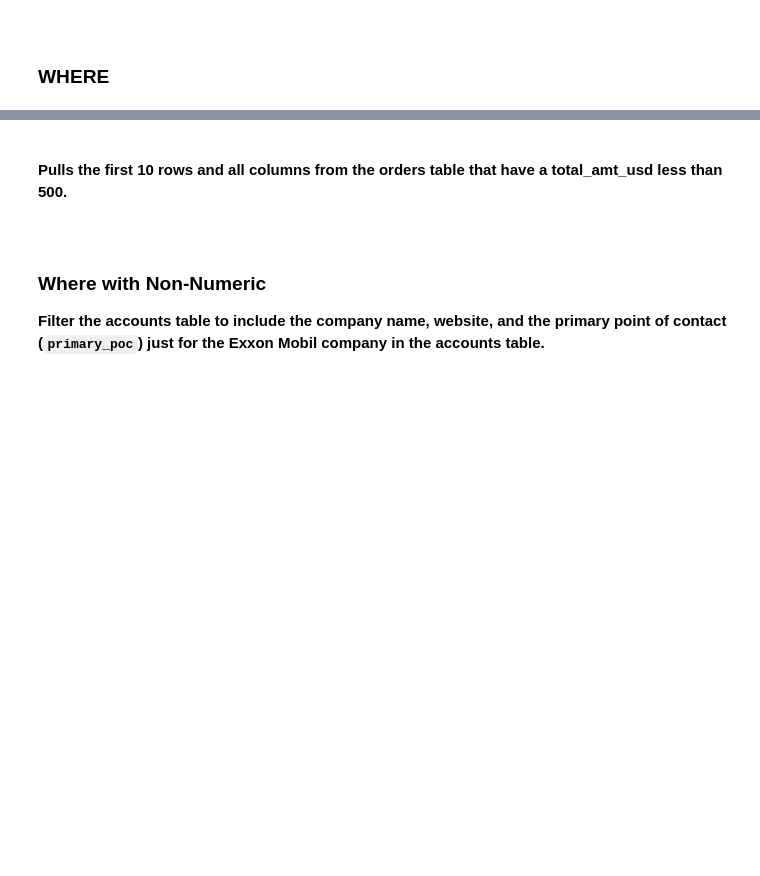
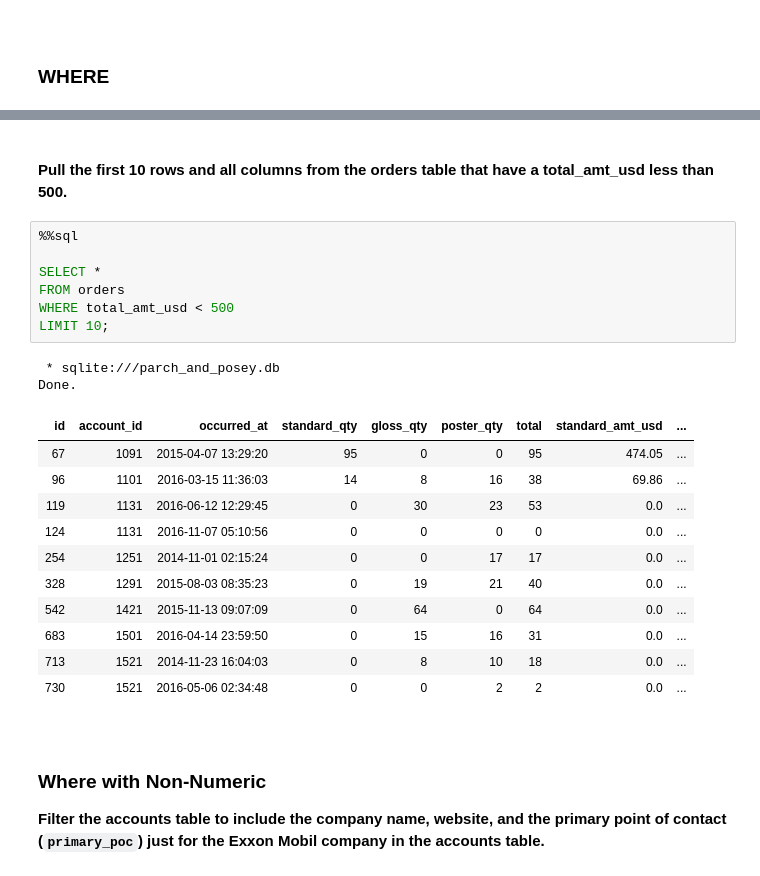
Before and after one commit to YinkaOlusola/SQL, a Jupyter notebook: Parch_and_Posey/Basic_SQL.ipynb, the cells around one changed output, grey strips where cells are left out. Drawn from its saved outputs; the diff is of its cells as text; blank space fills up the shorter version.

```diff
--- a/Parch_and_Posey/Basic_SQL.ipynb
+++ b/Parch_and_Posey/Basic_SQL.ipynb
@@ -82,7 +191,28 @@ Done.
 # %% [markdown]
 <br>
 
-**Pulls the first 10 rows and all columns from the orders table that have a total_amt_usd less than 500.**
+**Pull the first 10 rows and all columns from the orders table that have a total_amt_usd less than 500.**
+# %%
+%%sql
+
+SELECT *
+FROM orders
+WHERE total_amt_usd < 500
+LIMIT 10;
+# %% [output]
+ * sqlite:///parch_and_posey.db
+Done.
+| id | account_id | occurred_at | standard_qty | gloss_qty | poster_qty | total | standard_amt_usd | ... |
+| 67 | 1091 | 2015-04-07 13:29:20 | 95 | 0 | 0 | 95 | 474.05 | ... |
+| 96 | 1101 | 2016-03-15 11:36:03 | 14 | 8 | 16 | 38 | 69.86 | ... |
+| 119 | 1131 | 2016-06-12 12:29:45 | 0 | 30 | 23 | 53 | 0.0 | ... |
+| 124 | 1131 | 2016-11-07 05:10:56 | 0 | 0 | 0 | 0 | 0.0 | ... |
+| 254 | 1251 | 2014-11-01 02:15:24 | 0 | 0 | 17 | 17 | 0.0 | ... |
+| 328 | 1291 | 2015-08-03 08:35:23 | 0 | 19 | 21 | 40 | 0.0 | ... |
+| 542 | 1421 | 2015-11-13 09:07:09 | 0 | 64 | 0 | 64 | 0.0 | ... |
+| 683 | 1501 | 2016-04-14 23:59:50 | 0 | 15 | 16 | 31 | 0.0 | ... |
+| 713 | 1521 | 2014-11-23 16:04:03 | 0 | 8 | 10 | 18 | 0.0 | ... |
+| 730 | 1521 | 2016-05-06 02:34:48 | 0 | 0 | 2 | 2 | 0.0 | ... |
 # %% [markdown]
 <br>
 
```
Also changed, not shown: parts of 9 cells of this notebook, 2 other files.
